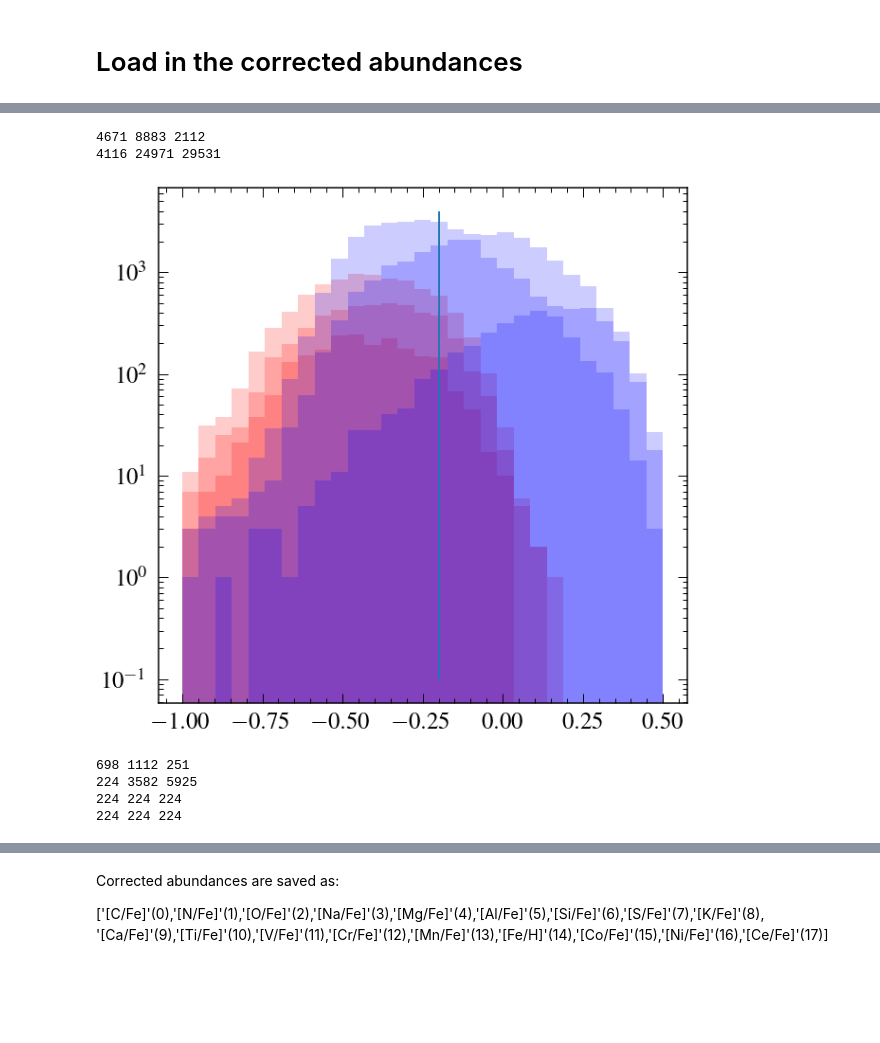
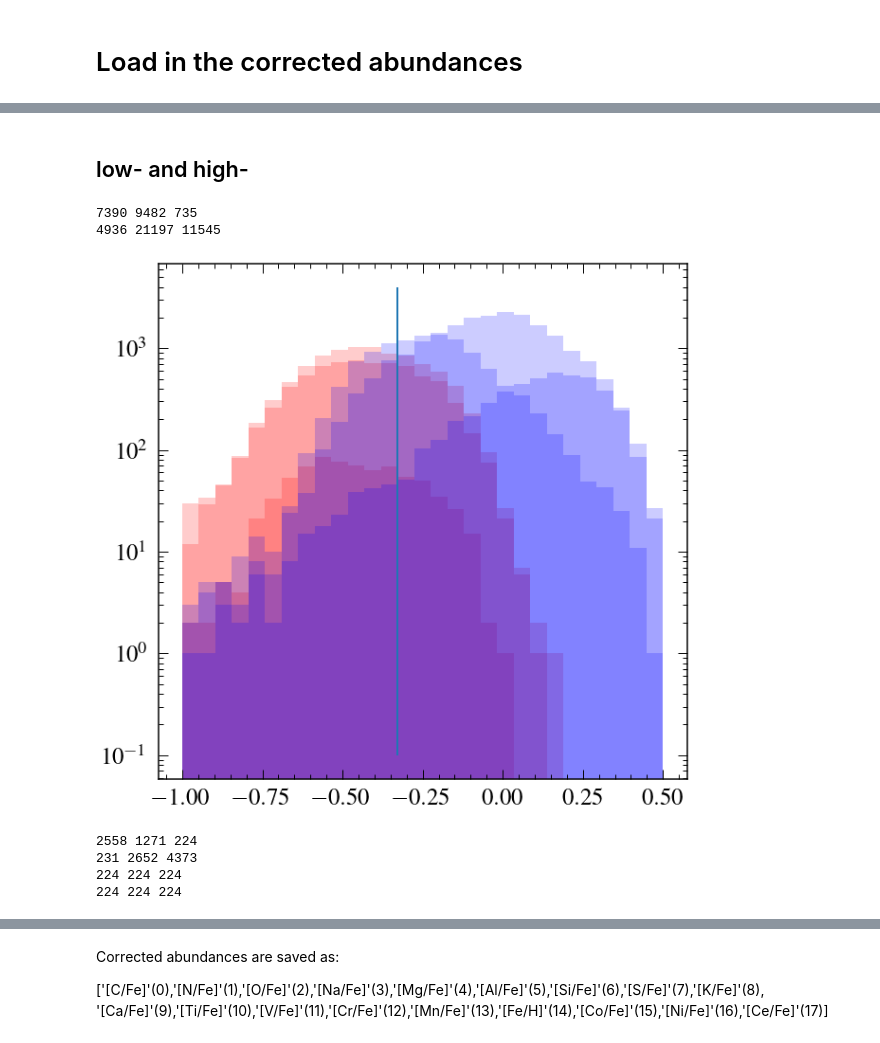
Before and after one commit to lyx12311/InnerOuterHighLow, a Jupyter notebook: chi2_comp.ipynb, the cells around one changed output, grey strips where cells are left out. Cells and saved outputs as stored; diff of their text form; code cells hidden in the pictures; blank space fills up the shorter version.

```diff
--- a/chi2_comp.ipynb
+++ b/chi2_comp.ipynb
@@ -140,0 +142,2 @@ plt.xlim([-1,0.5])
+# %%
+data['hialpha'] = mha
@@ -141,2 +155,28 @@ plt.xlim([-1,0.5])
 # %% [markdown]
 # Load in the corrected abundances
+# %%
+from scipy.interpolate import interp1d
+def getRb(age, feh, fehoffset=0):
+    feh0 = pd.read_csv('/Users/yl4331/Desktop/FeHGrad/centralfeh.csv')
+    slopefeh = pd.read_csv('/Users/yl4331/Desktop/FeHGrad/slopefeh.csv')
+
+    func_m = interp1d(slopefeh['age'].values,
+                      slopefeh['slope'].values,
+                     kind='linear')
+    func_b = interp1d(feh0['age'].values,
+                      feh0['feh0'].values+fehoffset,
+                     kind='linear')
+
+    Rb = np.zeros(len(age))
+    for i in trange(len(age)):
+        try:
+            m = func_m(age[i])
+            b = func_b(age[i])
+            Rb[i] = (feh[i]-b)/m
+        except:
+            Rb[i] = np.nan
+    return Rb
+# %%
+data['Rb'] = getRb(data['Age'], data['[Fe/H]'], fehoffset=0.08)
+# %%
+data = data.dropna(subset=['Rb']).reset_index(drop=True)
@@ -143,45 +1097,48 @@ plt.xlim([-1,0.5])
+# %% [markdown]
+## low- and high-
 # %%
-mfeh = -0.2
+mfeh = -0.33
+fehscale = 0.1
 
-mha_inner = mha&(data['R']<6)
-mha_sn = mha&(data['R']<8.5)&(data['R']>7.5)
-mha_outer = mha&(data['R']>10)
+mha_inner = mha&(data['Rg']<6)
+mha_sn = mha&(data['Rg']<8.5)&(data['R']>7.5)
+mha_outer = mha&(data['Rg']>10)
 print(sum(mha_inner),sum(mha_sn),sum(mha_outer))
 
-mla_inner = mla&(data['R']<6)
-mla_sn = mla&(data['R']<8.5)&(data['R']>7.5)
-mla_outer = mla&(data['R']>10)
+mla_inner = mla&(data['Rg']<6)
+mla_sn = mla&(data['Rg']<8.5)&(data['R']>7.5)
+mla_outer = mla&(data['Rg']>10)
 print(sum(mla_inner),sum(mla_sn),sum(mla_outer))
 
 plt.figure()
 plt.hist(data['[Fe/H]'][mha_inner], bins=np.linspace(-1,0.5,30), alpha=0.2,
         color='red')
 plt.hist(data['[Fe/H]'][mha_sn], bins=np.linspace(-1,0.5,30), alpha=0.2,
         color='red')
 plt.hist(data['[Fe/H]'][mha_outer], bins=np.linspace(-1,0.5,30), alpha=0.2,
         color='red')
 
 plt.hist(data['[Fe/H]'][mla_inner], bins=np.linspace(-1,0.5,30), alpha=0.2,
         color='blue')
 plt.hist(data['[Fe/H]'][mla_sn], bins=np.linspace(-1,0.5,30), alpha=0.2,
         color='blue')
 plt.hist(data['[Fe/H]'][mla_outer], bins=np.linspace(-1,0.5,30), alpha=0.2,
         color='blue')
-plt.vlines(-0.2, ymin=0.1, ymax=4000)
+plt.vlines(mfeh, ymin=0.1, ymax=4000)
 plt.yscale('log')
 # %% [output]
-4671 8883 2112
-4116 24971 29531
+7390 9482 735
+4936 21197 11545
-[figure, old version]
+[figure, new version]
 # %%
-mha_inner = mha&(data['R']<6)&(abs(data['[Fe/H]']-mfeh)<0.05)
-mha_sn = mha&(data['R']<8.5)&(data['R']>7.5)&(abs(data['[Fe/H]']-mfeh)<0.05)
-mha_outer = mha&(data['R']>10)&(abs(data['[Fe/H]']-mfeh)<0.05)
+mha_inner = mha&(data['Rg']<6)&(abs(data['[Fe/H]']-mfeh)<fehscale)
+mha_sn = mha&(data['Rg']<8.5)&(data['Rg']>7.5)&(abs(data['[Fe/H]']-mfeh)<fehscale)
+mha_outer = mha&(data['Rg']>10)&(abs(data['[Fe/H]']-mfeh)<fehscale)
 print(sum(mha_inner),sum(mha_sn),sum(mha_outer))
 
-mla_inner = mla&(data['R']<6)&(abs(data['[Fe/H]']-mfeh)<0.05)
-mla_sn = mla&(data['R']<8.5)&(data['R']>7.5)&(abs(data['[Fe/H]']-mfeh)<0.05)
-mla_outer = mla&(data['R']>10)&(abs(data['[Fe/H]']-mfeh)<0.05)
+mla_inner = mla&(data['Rg']<6)&(abs(data['[Fe/H]']-mfeh)<fehscale)
+mla_sn = mla&(data['Rg']<8.5)&(data['Rg']>7.5)&(abs(data['[Fe/H]']-mfeh)<fehscale)
+mla_outer = mla&(data['Rg']>10)&(abs(data['[Fe/H]']-mfeh)<fehscale)
 print(sum(mla_inner),sum(mla_sn),sum(mla_outer))
 
 Nostar = min([sum(mha_inner),sum(mha_sn),sum(mha_outer),
@@ -210,8 +1167,8 @@ random.shuffle(list(ind))
 mla_outer = ind[:Nostar]
 print(len(mla_inner),len(mla_sn),len(mla_outer))
 # %% [output]
-698 1112 251
-224 3582 5925
+2558 1271 224
+231 2652 4373
 224 224 224
 224 224 224
 # %%
```
Also changed, not shown: parts of 60 cells of this notebook, 3 other files.
